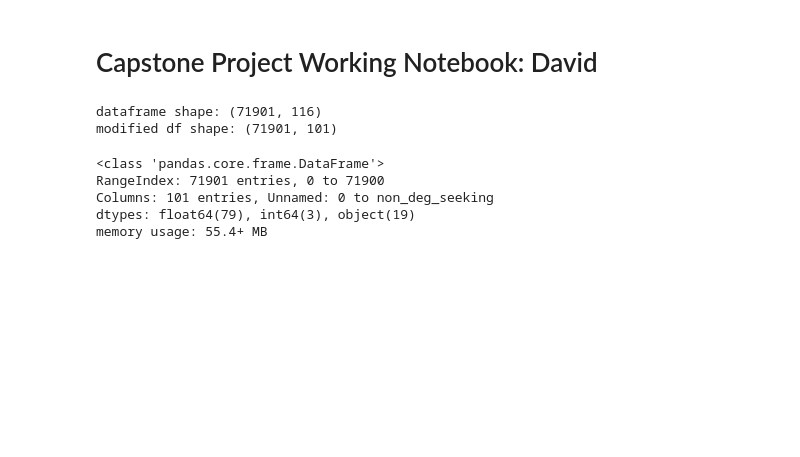
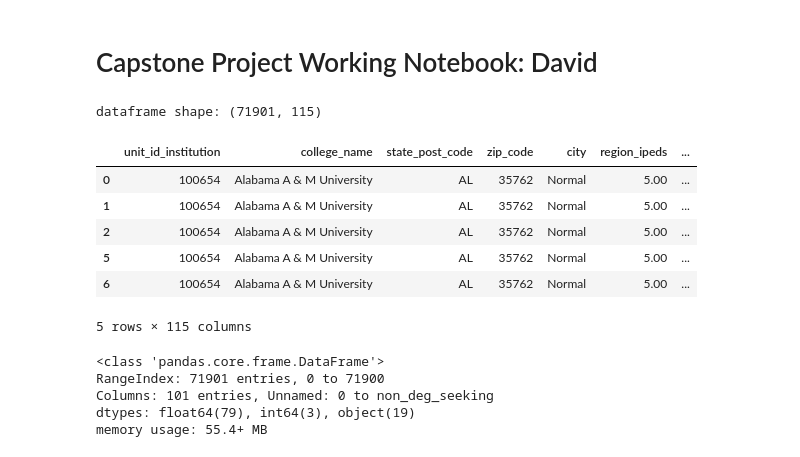
Before and after one commit to CDM-College-ROI/capstone_working_repo, a Jupyter notebook: ds_folder/david_working_notebook.ipynb, the cells around one changed output. Saved outputs shown, nothing was run; the diff lists cells and outputs as text; code cells hidden in the pictures; blank space fills up the shorter version.

Commit message:
update acquire&prepare.pys; create fresh workbook for beginning exploration

```diff
--- a/ds_folder/david_working_notebook.ipynb
+++ b/ds_folder/david_working_notebook.ipynb
@@ -29,12 +31,20 @@ import csv
 import ds_acquire
 import ds_prepare
-# %%
-df = ds_acquire.get_bach_df()
-df = ds_prepare.clean_col_names(df)
-df = ds_prepare.clean_bach_df(df)
-# %% [output]
-dataframe shape: (71901, 116)
-modified df shape: (71901, 101)
+# %%
+df = acquire.get_bach_df()
+df = prepare.clean_college_df(df)
+# %% [output]
+dataframe shape: (71901, 115)
+# %%
+df.head()
+# %% [output]
+|  | unit_id_institution | college_name | state_post_code | zip_code | city | region_ipeds | ... |
+| 0 | 100654 | Alabama A & M University | AL | 35762 | Normal | 5.00 | ... |
+| 1 | 100654 | Alabama A & M University | AL | 35762 | Normal | 5.00 | ... |
+| 2 | 100654 | Alabama A & M University | AL | 35762 | Normal | 5.00 | ... |
+| 5 | 100654 | Alabama A & M University | AL | 35762 | Normal | 5.00 | ... |
+| 6 | 100654 | Alabama A & M University | AL | 35762 | Normal | 5.00 | ... |
+5 rows × 115 columns
 # %%
 df.info()
 # %% [output]
```
Also changed, not shown: parts of 1 cell of this notebook, 3 other files.
